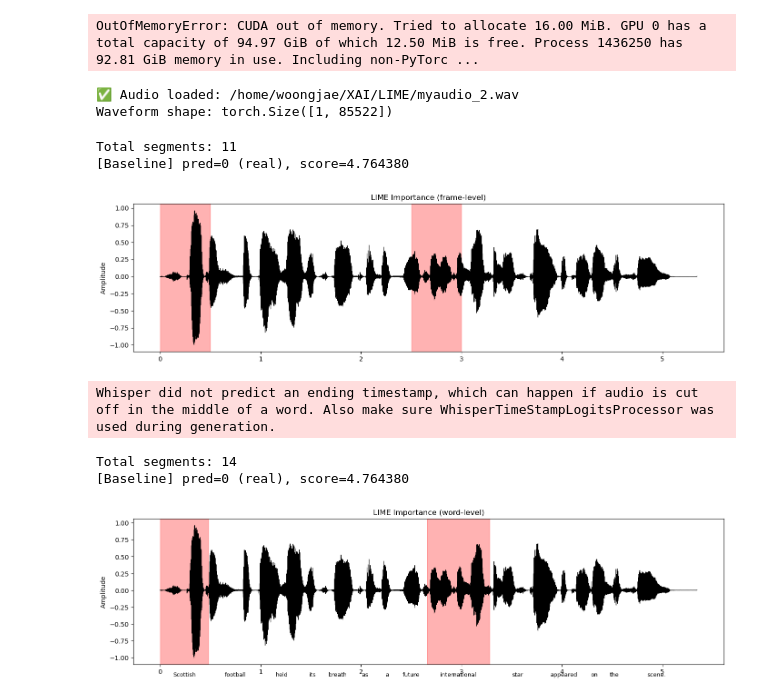
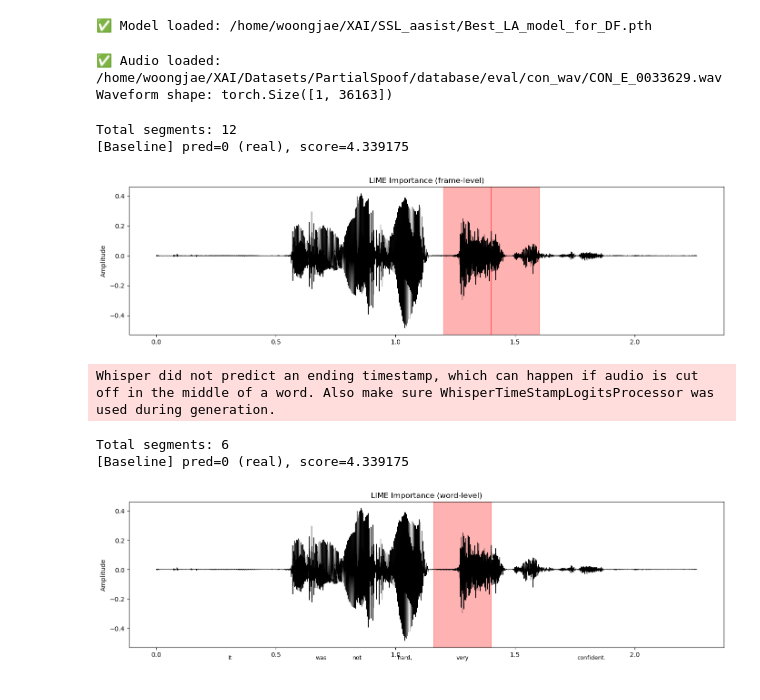
Before and after one commit to woongja/AudioXplain, a Jupyter notebook: LIME/lime.ipynb, the cells around one changed output. Cells and saved outputs as stored; diff of their text form; code cells hidden in the pictures.

```diff
--- a/LIME/lime.ipynb
+++ b/LIME/lime.ipynb
@@ -13,7 +11,7 @@ from SSL_aasist.model import Model
 device = torch.device("cuda" if torch.cuda.is_available() else "cpu")
 
 # 모델 로드
-model_path = "/home/woongjae/AudioXplain/SSL_aasist/Best_LA_model_for_DF.pth"
+model_path = "/home/woongjae/XAI/SSL_aasist/Best_LA_model_for_DF.pth"
 model = Model(None, device)
 model = nn.DataParallel(model).to(device)
 model.load_state_dict(torch.load(model_path, map_location=device))
@@ -21,9 +19,9 @@ model.eval()
 
 print("✅ Model loaded:", model_path)
 # %% [output]
-OutOfMemoryError: CUDA out of memory. Tried to allocate 16.00 MiB. GPU 0 has a total capacity of 94.97 GiB of which 12.50 MiB is free. Process 1436250 has 92.81 GiB memory in use. Including non-PyTorc ...
+✅ Model loaded: /home/woongjae/XAI/SSL_aasist/Best_LA_model_for_DF.pth
 # %%
-audio_path = "/home/woongjae/AudioXplain/Datasets/PartialSpoof/database/eval/con_wav/CON_E_0000000.wav"
+audio_path = "/home/woongjae/XAI/Datasets/PartialSpoof/database/eval/con_wav/CON_E_0033629.wav"
 
 # librosa로 불러오기
 waveform, sr = librosa.load(audio_path, sr=16000)
@@ -32,18 +30,18 @@ waveform = torch.tensor(waveform, dtype=torch.float32).unsqueeze(0).to(device)
 print("✅ Audio loaded:", audio_path)
 print("Waveform shape:", waveform.shape)
 # %% [output]
-✅ Audio loaded: /home/woongjae/XAI/LIME/myaudio_2.wav
-Waveform shape: torch.Size([1, 85522])
+✅ Audio loaded: /home/woongjae/XAI/Datasets/PartialSpoof/database/eval/con_wav/CON_E_0033629.wav
+Waveform shape: torch.Size([1, 36163])
 # %%
 importances, segments, _ = lime_explain(
     model, waveform, audio_path=audio_path,
-    mode="frame", frame_ms=500, num_samples=200,
+    mode="frame", frame_ms=200, num_samples=200,
     device=device, top_ratio=0.2
 )
 # %% [output]
-Total segments: 11
-[Baseline] pred=0 (real), score=4.764380
+Total segments: 12
+[Baseline] pred=0 (real), score=4.339175
-[figure, old version]
+[figure, new version]
 # %%
 importances, segments, words = lime_explain(
     model, waveform, audio_path=audio_path,
@@ -52,6 +50,6 @@ importances, segments, words = lime_explain(
 )
 # %% [output]
 Whisper did not predict an ending timestamp, which can happen if audio is cut off in the middle of a word. Also make sure WhisperTimeStampLogitsProcessor was used during generation.
-Total segments: 14
-[Baseline] pred=0 (real), score=4.764380
+Total segments: 6
+[Baseline] pred=0 (real), score=4.339175
-[figure, old version]
+[figure, new version]
```
Also changed, not shown: parts of 1 cell of this notebook, 17 other files.
